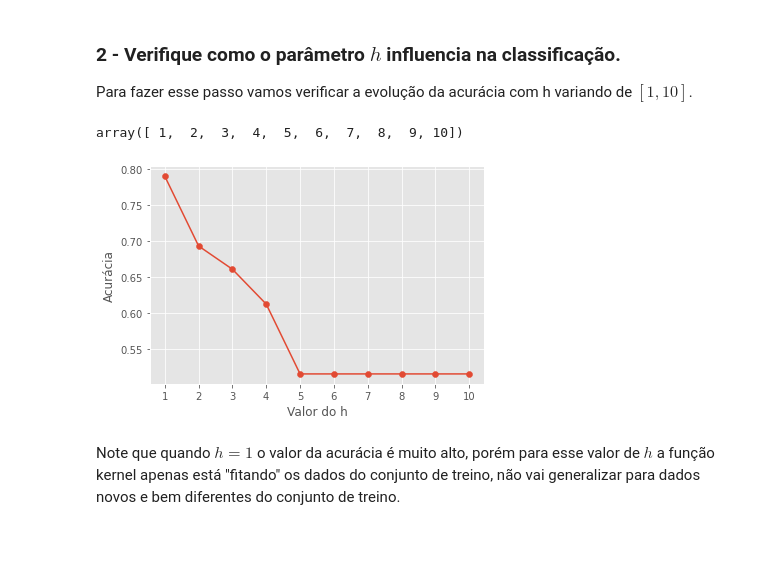
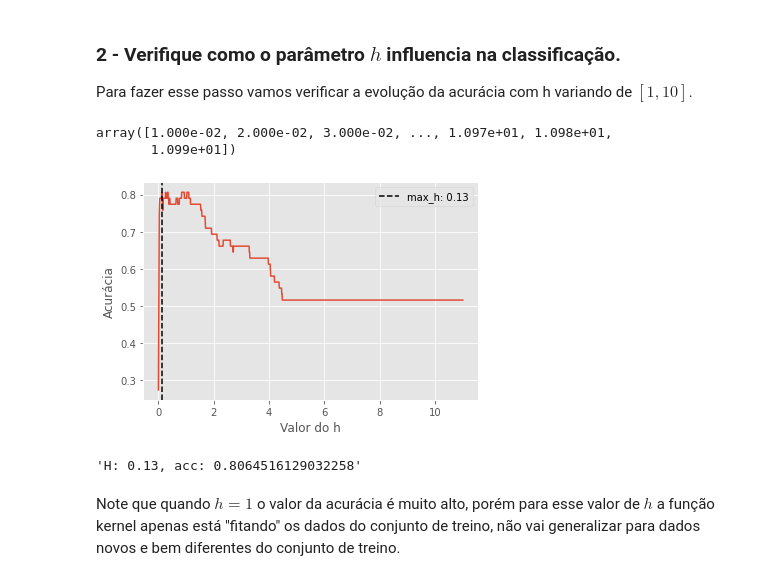
Before and after one commit to MetlHedd/introducao-ciencia-de-dados, a Jupyter notebook: Ex-Aula3.ipynb, the cells around one changed output. Cells and saved outputs as stored; diff of their text form; code cells hidden in the pictures; blank space fills up the shorter version.

```diff
--- a/Ex-Aula3.ipynb
+++ b/Ex-Aula3.ipynb
@@ -302,11 +302,12 @@ plt.show()
 
 Para fazer esse passo vamos verificar a evolução da acurácia com h variando de $[1, 10]$.
 # %%
-h_interval = np.arange(1, 10 + 1, 1)
+h_interval = np.arange(0.01, 10 + 1, 0.01)
 
 h_interval
 # %% [output]
-array([ 1,  2,  3,  4,  5,  6,  7,  8,  9, 10])
+array([1.000e-02, 2.000e-02, 3.000e-02, ..., 1.097e+01, 1.098e+01,
+       1.099e+01])
 # %%
 h_score = []
 
@@ -346,16 +347,20 @@ for h in h_interval:
     h_score.append(score)
 # %%
 # Mostra a acurácia para cada h
+max_h = h_interval[np.argmax(h_score)]
 
 plt.plot(h_interval, h_score)
-plt.scatter(h_interval, h_score)
+plt.axvline(max_h, label = "max_h: " + str(max_h), ls = "--", color = "black")
 
 plt.xlabel('Valor do h')
 plt.ylabel('Acurácia')
-plt.xticks(list(h_interval))
+plt.legend()
 
 plt.show()
+
+"H: {}, acc: {}".format(max_h, np.max(h_score))
 # %% [output]
-[figure, old version]
+[figure, new version]
+'H: 0.13, acc: 0.8064516129032258'
 # %% [markdown]
 Note que quando $h = 1$ o valor da acurácia é muito alto, porém para esse valor de $h$ a função kernel apenas está "fitando" os dados do conjunto de treino, não vai generalizar para dados novos e bem diferentes do conjunto de treino.
```
